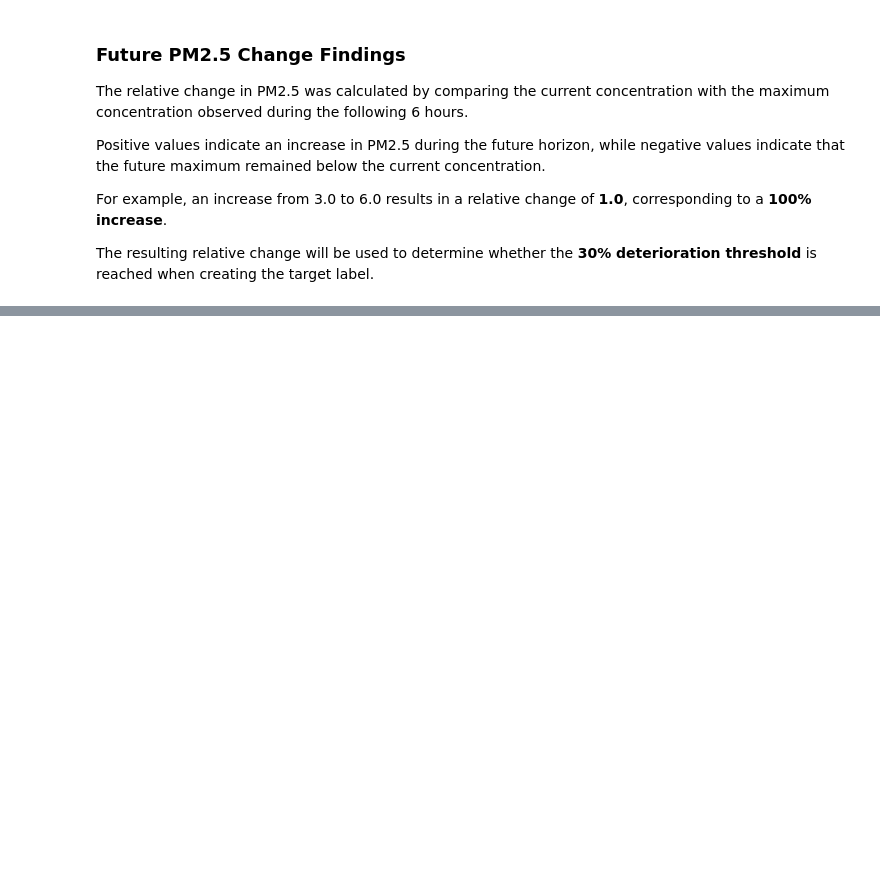
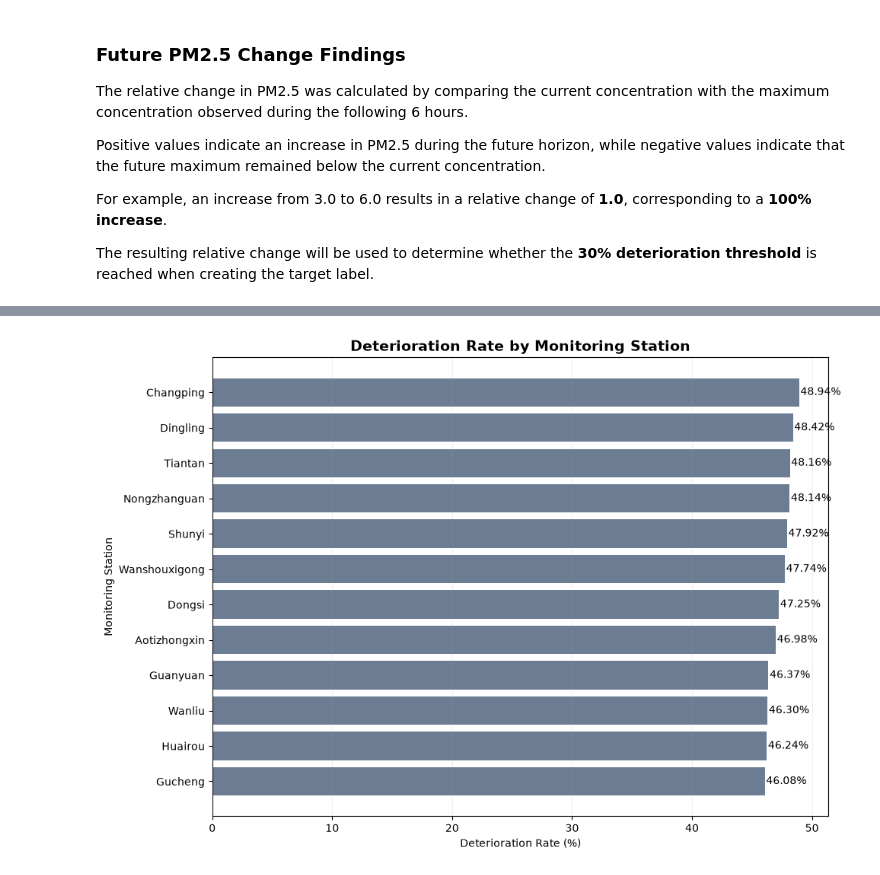
Before and after one commit to saraalwadia/airshift, a Jupyter notebook: notebooks/05_labeling.ipynb, the cells around one changed output, grey strips where cells are left out. Drawn from its saved outputs; the diff is of its cells as text; code cells hidden in the pictures; blank space fills up the shorter version.

Commit message:
target distribution

```diff
--- a/notebooks/05_labeling.ipynb
+++ b/notebooks/05_labeling.ipynb
@@ -214,0 +412,20 @@ The resulting relative change will be used to determine whether the **30% deteri
+# %%
+station_target_summary = (
+    df.dropna(subset=["Deterioration"])
+      .groupby("station")["Deterioration"]
+      .agg(
+          total_observations="count",
+          deterioration_events="sum",
+          deterioration_rate="mean"
+      )
+      .reset_index()
+)
+
+station_target_summary["deterioration_rate"] *= 100
+
+station_target_summary = station_target_summary.sort_values(
+    "deterioration_rate",
+    ascending=False
+)
+
+station_target_summary
@@ -214,0 +462,69 @@ The resulting relative change will be used to determine whether the **30% deteri
+# %%
+# Create the folder for Labeling figures if it does not already exist.
+FIGURES_DIR = Path("../reports/figures/05_labeling")
+FIGURES_DIR.mkdir(parents=True, exist_ok=True)
+
+# Sort stations by deterioration rate from highest to lowest.
+plot_data = station_target_summary.sort_values(
+    "deterioration_rate",
+    ascending=False
+)
+
+plt.figure(figsize=(10, 7))
+
+bars = plt.barh(
+    plot_data["station"],
+    plot_data["deterioration_rate"],
+    color="#6B7C93"
+)
+
+# Reverse the y-axis so the highest rate appears at the top.
+plt.gca().invert_yaxis()
+
+plt.title(
+    "Deterioration Rate by Monitoring Station",
+    fontsize=14,
+    fontweight="bold"
+)
+
+plt.xlabel("Deterioration Rate (%)")
+plt.ylabel("Monitoring Station")
+
+plt.grid(
+    axis="x",
+    alpha=0.2
+)
+
+# Add percentage labels to the bars.
+for bar, value in zip(
+    bars,
+    plot_data["deterioration_rate"]
+):
+    plt.text(
+        bar.get_width() + 0.1,
+        bar.get_y() + bar.get_height() / 2,
+        f"{value:.2f}%",
+        va="center",
+        fontsize=10
+    )
+
+plt.tight_layout()
+
+# Save the figure.
+figure_path = (
+    FIGURES_DIR /
+    "figure_08_deterioration_rate_by_station.png"
+)
+
+plt.savefig(
+    figure_path,
+    dpi=300,
+    bbox_inches="tight"
+)
+
+plt.show()
+
+print("Figure saved successfully:")
+print(figure_path.resolve())
+# %% [output]
+[figure, added]
```
Also changed, not shown: parts of 14 cells of this notebook.
